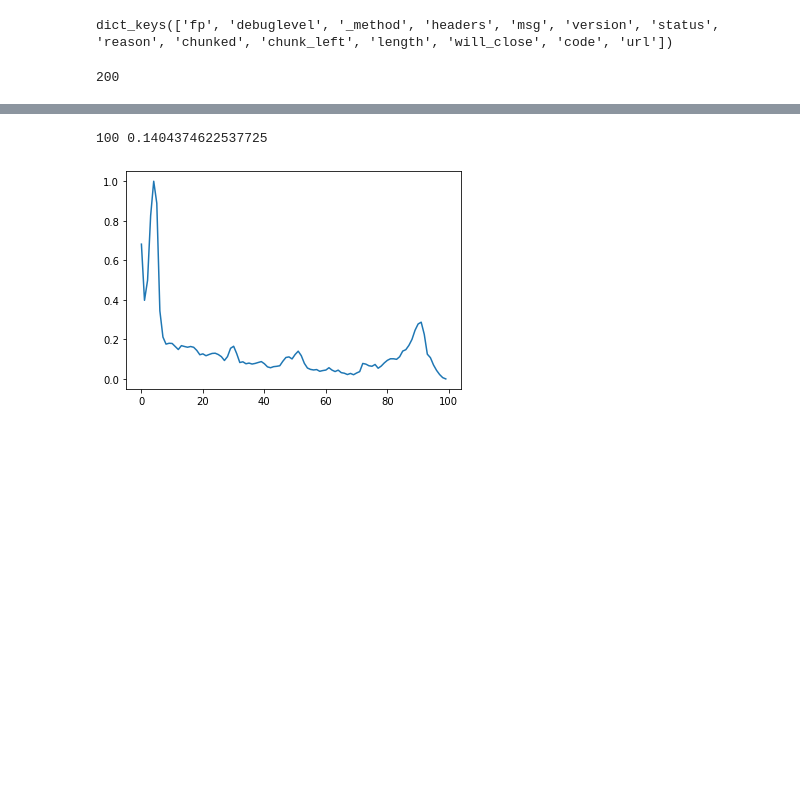
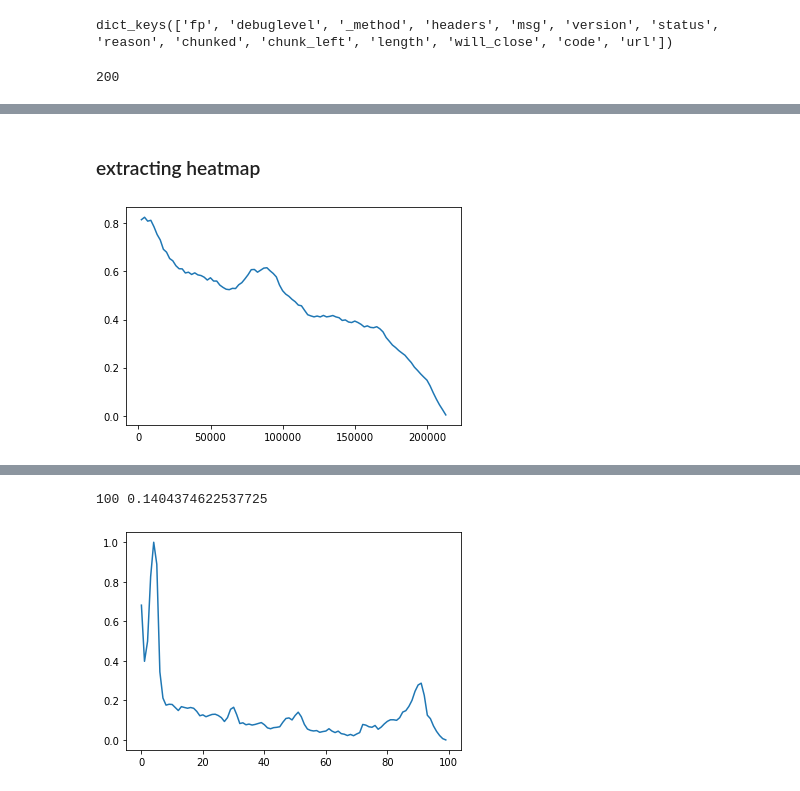
Before and after one commit to circle-ish/DatascienceBC22_final_MedleyGenerator, a Jupyter notebook: spotify_frobnicating.ipynb, the cells around one changed output, grey strips where cells are left out. Saved outputs shown, nothing was run; the diff lists cells and outputs as text; code cells hidden in the pictures; blank space fills up the shorter version.

Commit message:
investigated requests and response __dict__s; improved heat extraction

```diff
--- a/spotify_frobnicating.ipynb
+++ b/spotify_frobnicating.ipynb
@@ -1234,23 +1285,0 @@ True
-# %%
-# Install dependencies
-#from src.utils import install_pip_pkg
-#install_pip_pkg({'requests_html'})
-
-from requests_html import HTMLSession
-from bs4 import BeautifulSoup as bs # importing BeautifulSoup
-import nest_asyncio
-
-nest_asyncio.apply()
-
-# copy youtube url from YouTube website
-video_url = "https://youtu.be/u4N45v8f7cY"
-# init an HTML Session
-with HTMLSession() as session:
-    # get the html content
-    response = session.get(video_url)
-    # execute Java-script, timeout is necessary pass otherwise it will through error
-response.html.render(timeout=20)
-# create bs object to parse HTML
-soup = bs(response.html.html, "html.parser")
-
-print(soup)#.find_all("meta"))
@@ -1262,10 +1285,0 @@ videoId = 'u4N45v8f7cY'# 'NIJ5RiMAmNs'
-# %%
-import requests, json
-
-def getContentFromURL(url):
-    return requests.get(url)
-
-url = f'https://www.youtube.com/watch?v=' + videoId
-content = getContentFromURL(url)
-
-#content.text
@@ -1341,0 +1513,2 @@ heatmap_json = json.loads(match)
+# %% [markdown]
+### extracting heatmap
@@ -1341,0 +1578,12 @@ heatmap_json = json.loads(match)
+# %%
+pattern = r'{"heatMarkerRenderer":{"timeRangeStartMillis":(\d+),"markerDurationMillis":(\d+),"heatMarkerIntensityScoreNormalized":(\d+.\d+)}}'
+# %%
+from re import findall as re_findall
+matches = re_findall(pattern, yt_string)
+a, b, c = list(zip(*[(float(a), float(b), float(c)) for a,b,c in matches]))
+
+import matplotlib.pyplot as plt
+plt.plot(a,c)
+plt.show()
+# %% [output]
+[figure, added]
```
Also changed, not shown: parts of 58 cells of this notebook.
